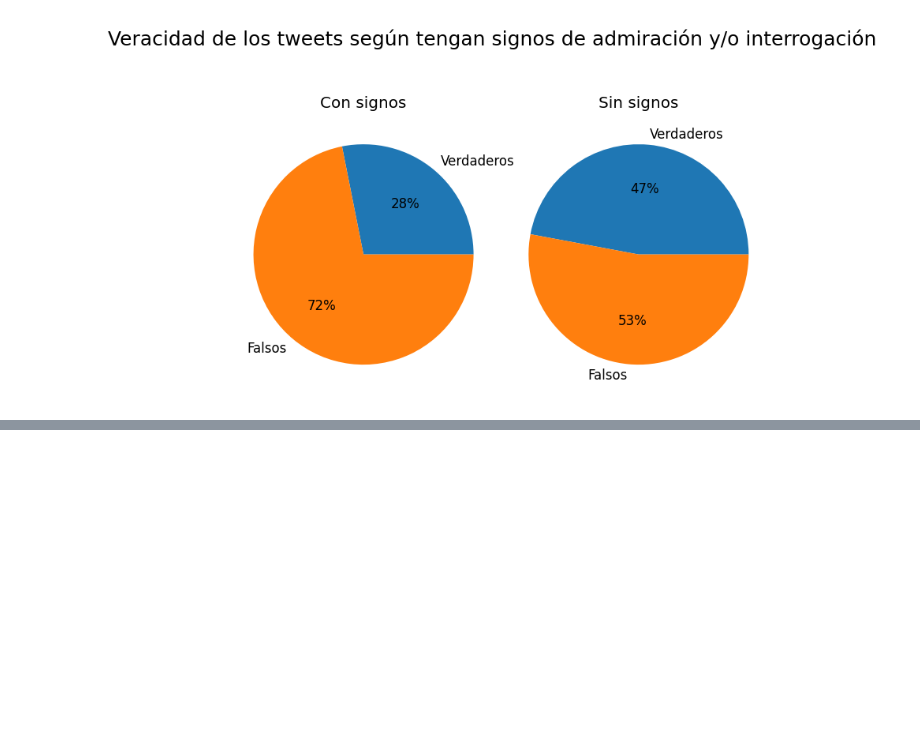
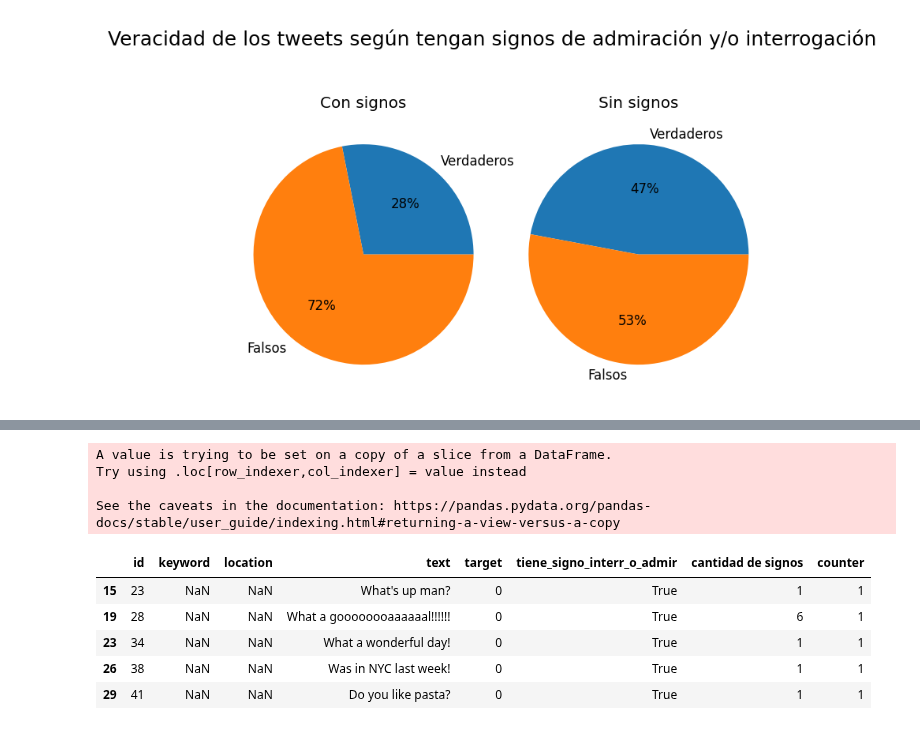
Before and after one commit to JulioCastillo1/TP1-Datos, a Jupyter notebook: veracidad segun signos.ipynb, the cells around one changed output, grey strips where cells are left out. Cells and saved outputs as stored; diff of their text form; code cells hidden in the pictures; blank space fills up the shorter version.

```diff
--- a/veracidad segun signos.ipynb
+++ b/veracidad segun signos.ipynb
@@ -56,0 +70,15 @@ info2.plot(kind='pie', ax = ax2, autopct='%1.0f%%')
+# %%
+a = tweets.loc[tweets['tiene_signo_interr_o_admir'] != False]
+a['counter'] = 1
+a.head()
+# %% [output]
+A value is trying to be set on a copy of a slice from a DataFrame.
+Try using .loc[row_indexer,col_indexer] = value instead
+
+See the caveats in the documentation: https://pandas.pydata.org/pandas-docs/stable/user_guide/indexing.html#returning-a-view-versus-a-copy
+|  | id | keyword | location | text | target | tiene_signo_interr_o_admir | cantidad de signos | counter |
+| 15 | 23 | NaN | NaN | What's up man? | 0 | True | 1 | 1 |
+| 19 | 28 | NaN | NaN | What a goooooooaaaaaal!!!!!! | 0 | True | 6 | 1 |
+| 23 | 34 | NaN | NaN | What a wonderful day! | 0 | True | 1 | 1 |
+| 26 | 38 | NaN | NaN | Was in NYC last week! | 0 | True | 1 | 1 |
+| 29 | 41 | NaN | NaN | Do you like pasta? | 0 | True | 1 | 1 |
```
Also changed, not shown: parts of 5 cells of this notebook.
